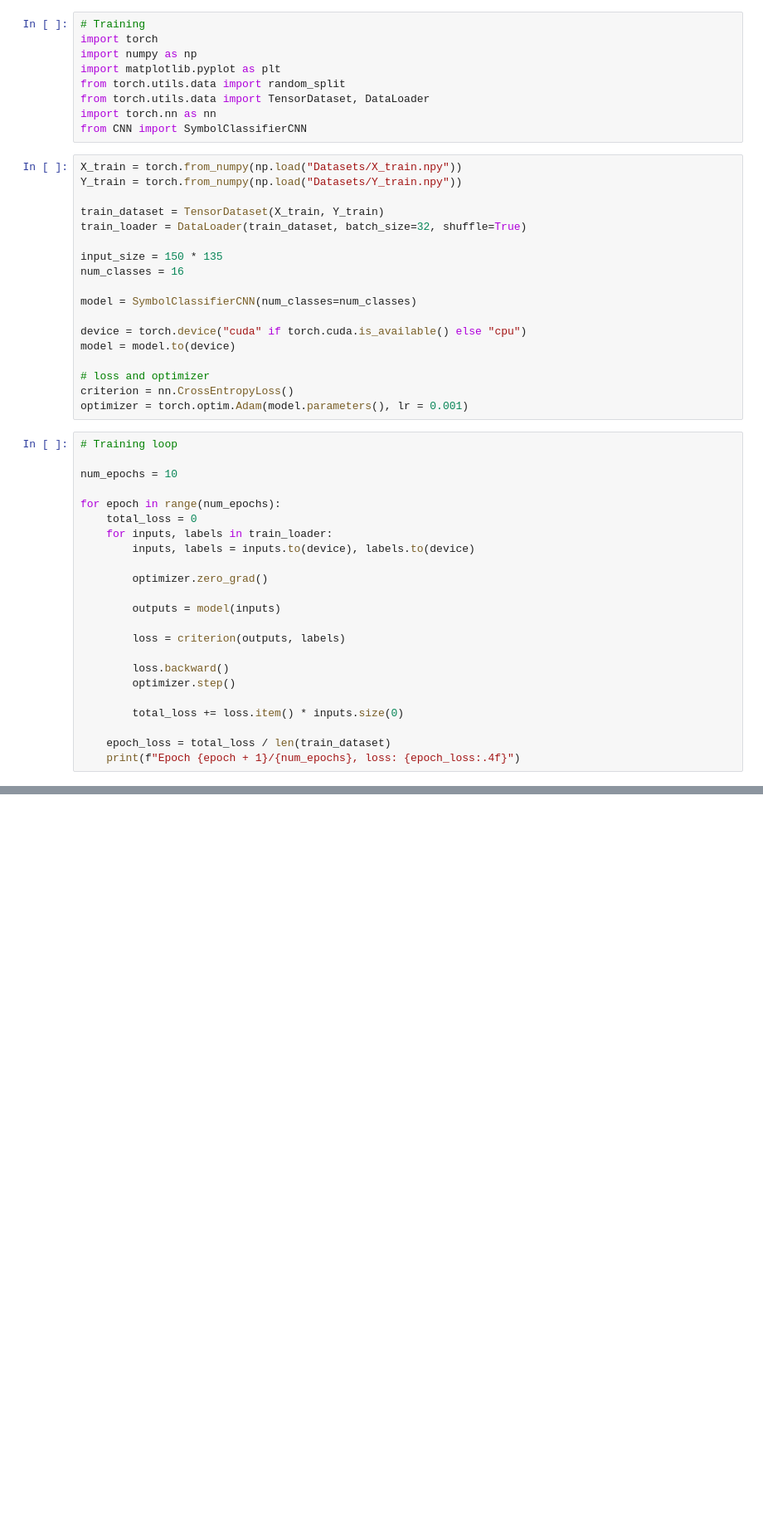
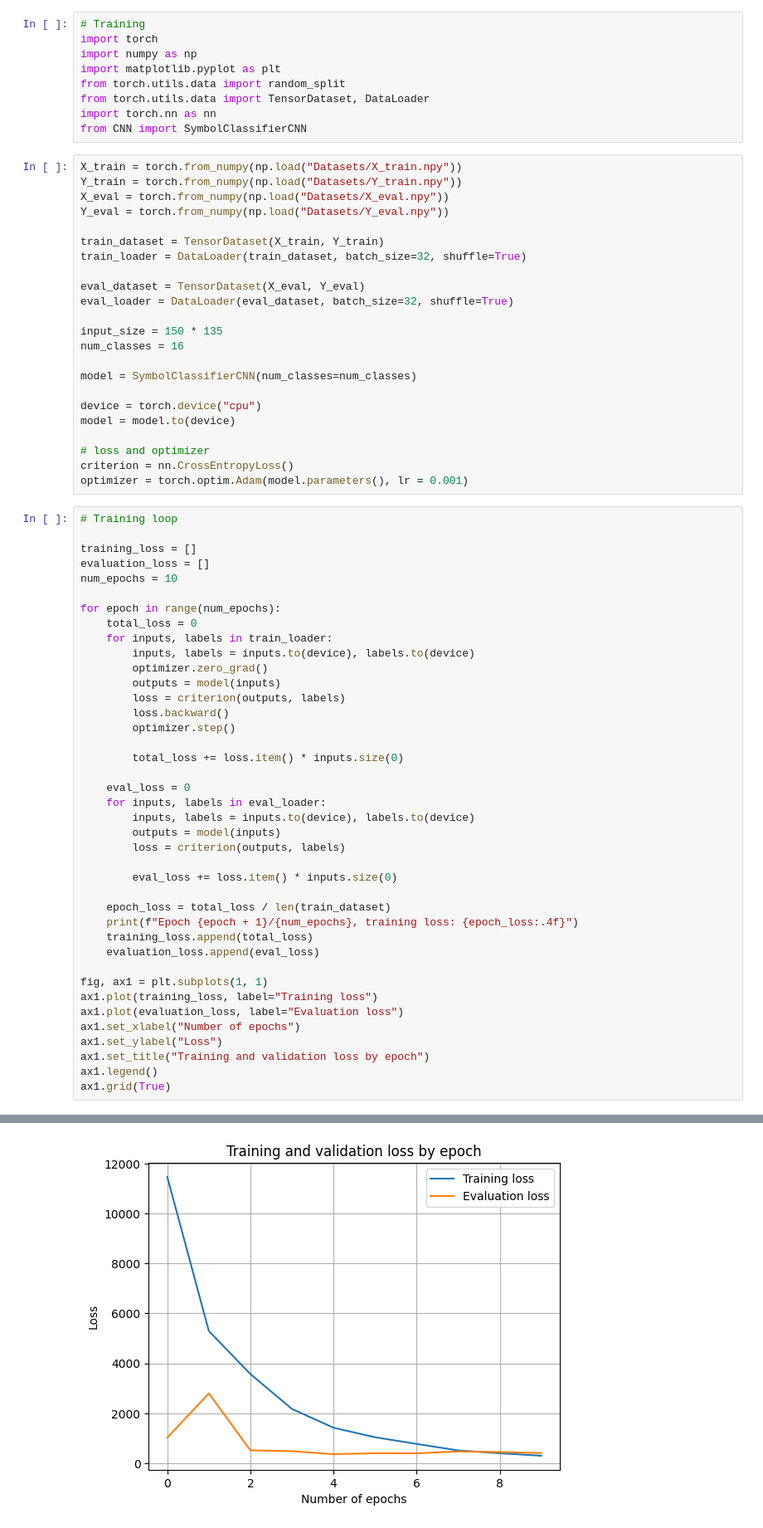
Before and after one commit to nicholasrmccracken/math-symbol-cnn-classifier, a Jupyter notebook: Training.ipynb, the cells around one changed output, grey strips where cells are left out. Shown at 83% size. Cells and saved outputs as stored; diff of their text form; blank space fills up the shorter version.

```diff
--- a/Training.ipynb
+++ b/Training.ipynb
@@ -10,16 +10,21 @@ from CNN import SymbolClassifierCNN
 # %%
 X_train = torch.from_numpy(np.load("Datasets/X_train.npy"))
 Y_train = torch.from_numpy(np.load("Datasets/Y_train.npy"))
+X_eval = torch.from_numpy(np.load("Datasets/X_eval.npy"))
+Y_eval = torch.from_numpy(np.load("Datasets/Y_eval.npy"))
 
 train_dataset = TensorDataset(X_train, Y_train)
 train_loader = DataLoader(train_dataset, batch_size=32, shuffle=True)
+
+eval_dataset = TensorDataset(X_eval, Y_eval)
+eval_loader = DataLoader(eval_dataset, batch_size=32, shuffle=True)
 
 input_size = 150 * 135
 num_classes = 16
 
 model = SymbolClassifierCNN(num_classes=num_classes)
 
-device = torch.device("cuda" if torch.cuda.is_available() else "cpu")
+device = torch.device("cpu")
 model = model.to(device)
 
 # loss and optimizer
@@ -28,24 +33,41 @@ optimizer = torch.optim.Adam(model.parameters(), lr = 0.001)
 # %%
 # Training loop
 
+training_loss = []
+evaluation_loss = []
 num_epochs = 10
 
 for epoch in range(num_epochs):
     total_loss = 0
     for inputs, labels in train_loader:
         inputs, labels = inputs.to(device), labels.to(device)
-
         optimizer.zero_grad()
-
         outputs = model(inputs)
-
         loss = criterion(outputs, labels)
-
         loss.backward()
         optimizer.step()
 
         total_loss += loss.item() * inputs.size(0)
 
+    eval_loss = 0
+    for inputs, labels in eval_loader:
+        inputs, labels = inputs.to(device), labels.to(device)
+        outputs = model(inputs)
+        loss = criterion(outputs, labels)
+
+        eval_loss += loss.item() * inputs.size(0)
+
     epoch_loss = total_loss / len(train_dataset)
-    print(f"Epoch {epoch + 1}/{num_epochs}, loss: {epoch_loss:.4f}")
+    print(f"Epoch {epoch + 1}/{num_epochs}, training loss: {epoch_loss:.4f}")
+    training_loss.append(total_loss)
+    evaluation_loss.append(eval_loss)
+
+fig, ax1 = plt.subplots(1, 1)
+ax1.plot(training_loss, label="Training loss")
+ax1.plot(evaluation_loss, label="Evaluation loss")
+ax1.set_xlabel("Number of epochs")
+ax1.set_ylabel("Loss")
+ax1.set_title("Training and validation loss by epoch")
+ax1.legend()
+ax1.grid(True)
 # %% [output]
@@ -66,0 +84 @@ Epoch 15/15, loss: 0.0087
+[figure, added]
```
Also changed, not shown: parts of 2 cells of this notebook, 3 other files.
